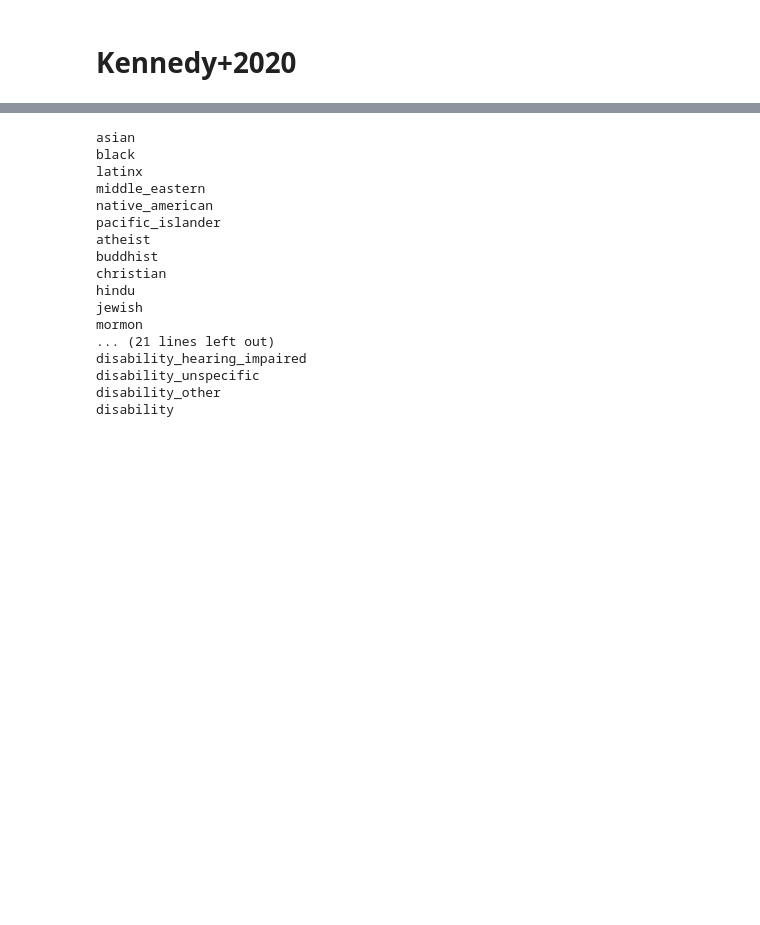
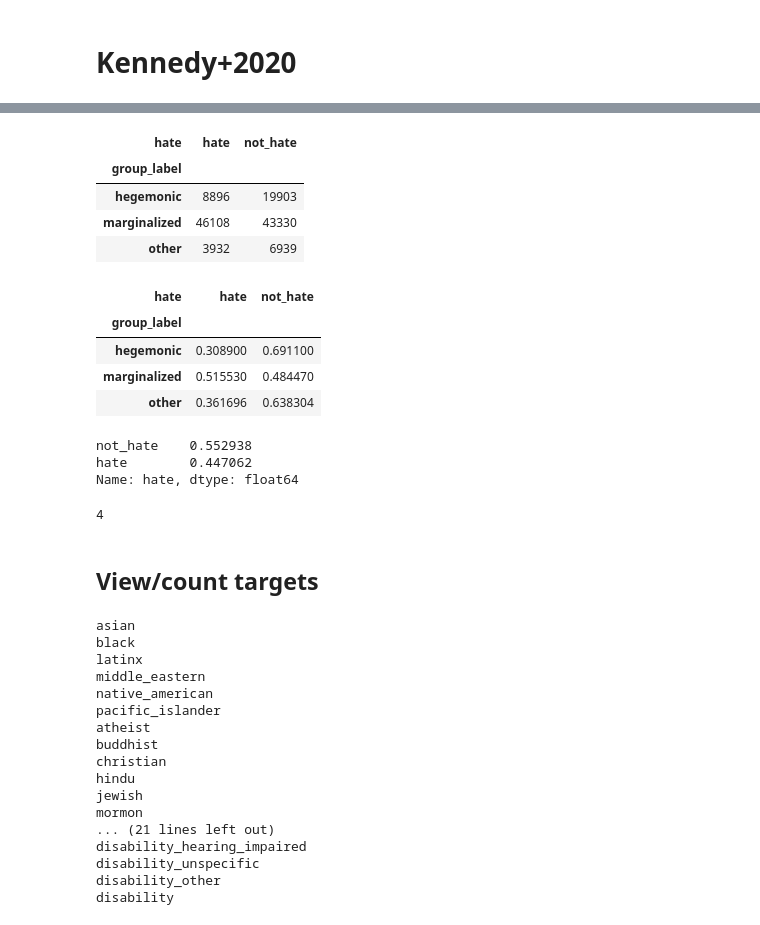
Before and after one commit to michaelmilleryoder/hate_speech_identities, a Jupyter notebook: jupyter/datasets.ipynb, the cells around one changed output, grey strips where cells are left out. Cells and saved outputs as stored; diff of their text form; code cells hidden in the pictures; blank space fills up the shorter version.

Commit message:
processed datasets

```diff
--- a/jupyter/datasets.ipynb
+++ b/jupyter/datasets.ipynb
@@ -239,7 +239,7 @@ top_groups
 
 # Data structure for storing datasets (just targeted data)
 # Each should have a 'hate' binary hate_speech column and a 'group_label' column
-datasets = {}
+hate_datasets = {}
 # %% [markdown]
 # Contextual Abuse Dataset (CAD)
 # %% [markdown]
@@ -333,5 +326,5 @@ data.group_label.isnull().sum()
 # %%
-datasets['cad'] = data
+hate_datasets['cad'] = data
 # %% [markdown]
 ## View, count different targets
 # %%
@@ -469,0 +441,13 @@ len(data)
+# %%
+not_hate = stg1[stg1['class'] == 'not_hate']
+
+# Concatenate the non-hate in and rename columns, etc (fill in with implicit)
+data = pd.concat([implicit_targeted, not_hate])
+print(len(data))
+
+data['class'].fillna('implicit_hate', inplace=True)
+data['hate'] = data['class'] == 'implicit_hate'
+
+print(data['class'].value_counts())
+
+hate_datasets['elsherief2021'] = data
@@ -659,0 +592,4 @@ Name: group_label, dtype: float64
+# %%
+data['hate'] = data['offensiveYN'] > 0.5
+data['hate'].value_counts()
+# Should check paper for best split
@@ -954,3 +858,38 @@ def extract_group(colname):
+# %%
+# How many of each group label are labeled hateful
+from IPython.display import display
+
+data['hate'] = data['hate_speech_score'].map(lambda x: 'hate' if x>0 else 'not_hate')
+# count_cross = pd.crosstab(targeted['group_label'], targeted['hate'])
+count_cross = pd.crosstab(data['group_label'], data['hate'])
+display(count_cross)
+# percentage_cross = pd.crosstab(targeted['group_label'], targeted['hate'], normalize='index')
+percentage_cross = pd.crosstab(data['group_label'], data['hate'], normalize='index')
+display(percentage_cross)
+
+# Not sure how they would split the dataset hateful/not since estimated 25% hate
+# Maybe they didn't include that "bias" category
+print(data.hate.value_counts(normalize=True))
+
+hate_datasets['kennedy2020'] = data
+len(hate_datasets)
+# %% [output]
+| hate | hate | not_hate |
+| group_label |  |  |
+| hegemonic | 8896 | 19903 |
+| marginalized | 46108 | 43330 |
+| other | 3932 | 6939 |
+| hate | hate | not_hate |
+| group_label |  |  |
+| hegemonic | 0.308900 | 0.691100 |
+| marginalized | 0.515530 | 0.484470 |
+| other | 0.361696 | 0.638304 |
+not_hate    0.552938
+hate        0.447062
+Name: hate, dtype: float64
+4
+# %% [markdown]
+## View/count targets
 # %%
 # View group targets that aren't yet labeled
 for col in group_target_cols:
```
Also changed, not shown: parts of 62 cells of this notebook.
